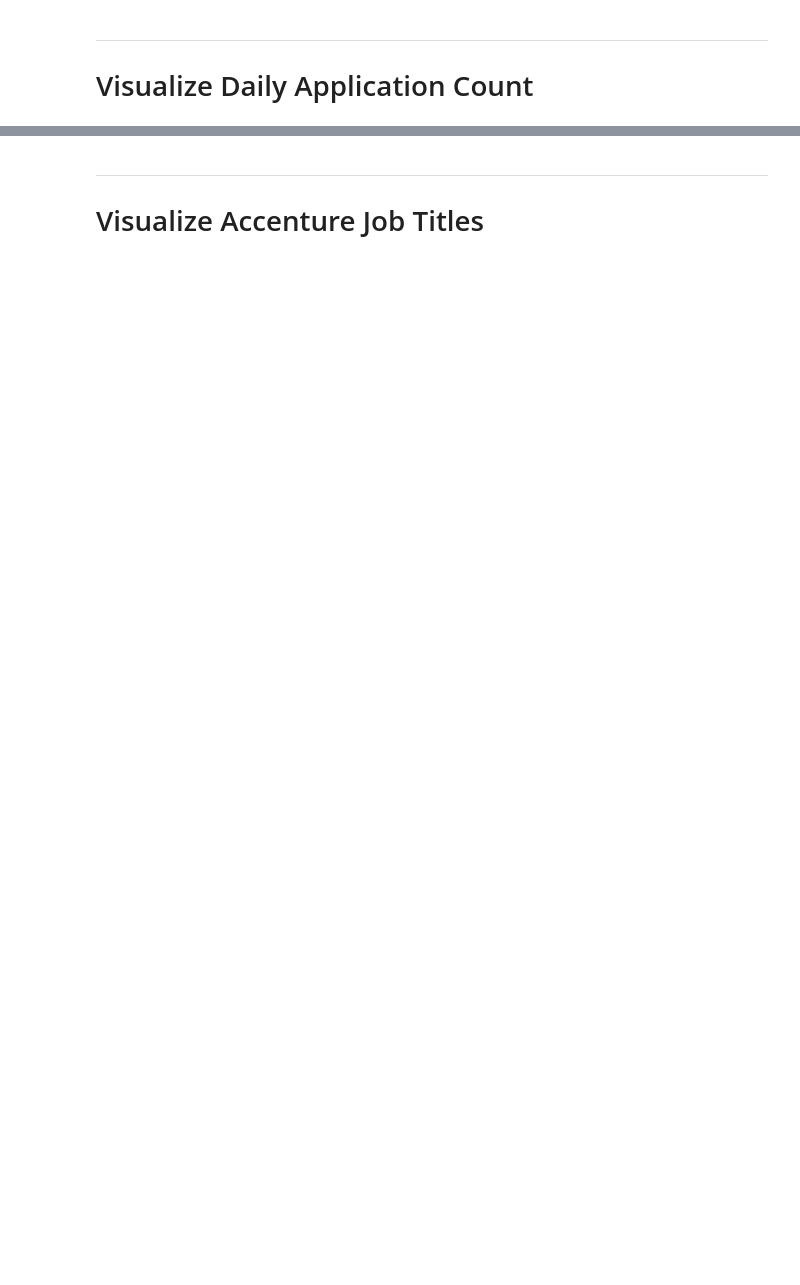
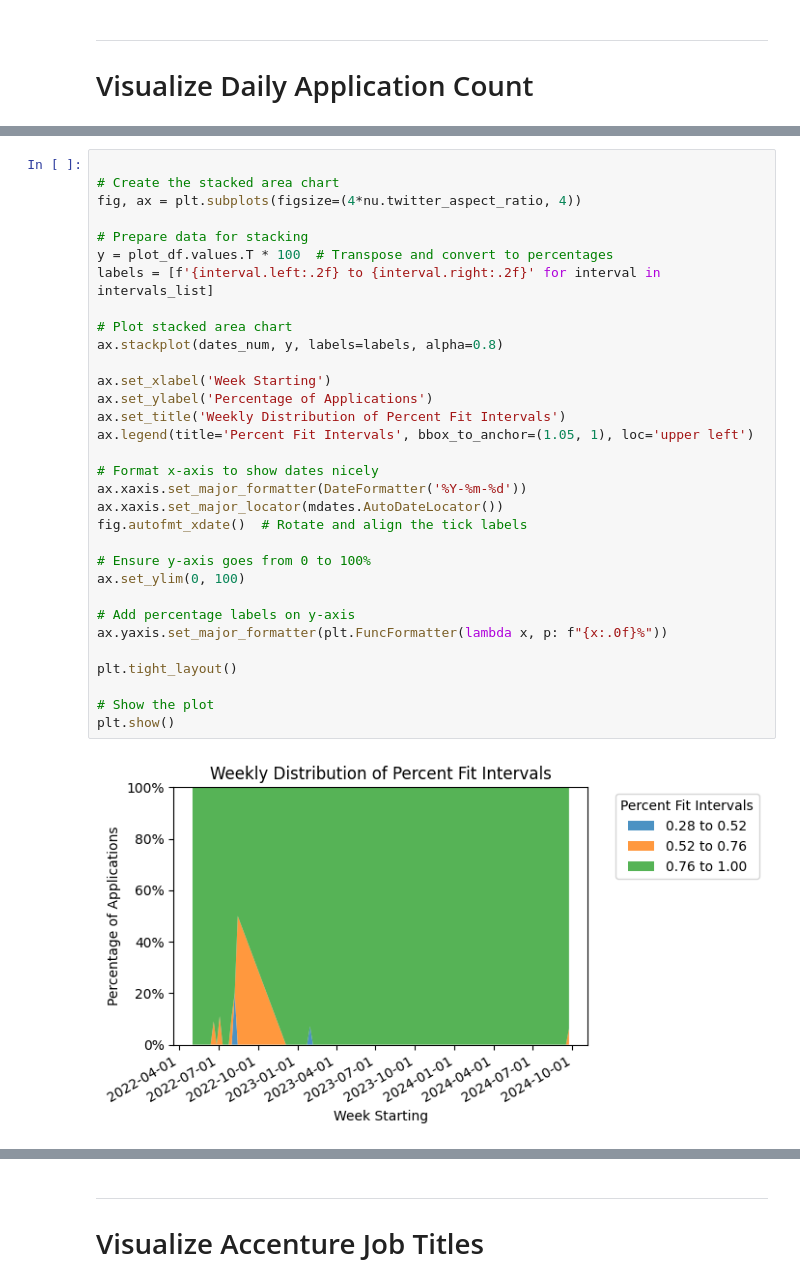
Before and after one commit to dbabbitt/job-hunting, a Jupyter notebook: visualizations/Progress by Date.ipynb, the cells around one changed output, grey strips where cells are left out. Saved outputs shown, nothing was run; the diff lists cells and outputs as text; blank space fills up the shorter version.

```diff
--- a/visualizations/Progress by Date.ipynb
+++ b/visualizations/Progress by Date.ipynb
@@ -203,0 +141,34 @@ if row_objs_list:
+# %%
+
+# Create the stacked area chart
+fig, ax = plt.subplots(figsize=(4*nu.twitter_aspect_ratio, 4))
+
+# Prepare data for stacking
+y = plot_df.values.T * 100  # Transpose and convert to percentages
+labels = [f'{interval.left:.2f} to {interval.right:.2f}' for interval in intervals_list]
+
+# Plot stacked area chart
+ax.stackplot(dates_num, y, labels=labels, alpha=0.8)
+
+ax.set_xlabel('Week Starting')
+ax.set_ylabel('Percentage of Applications')
+ax.set_title('Weekly Distribution of Percent Fit Intervals')
+ax.legend(title='Percent Fit Intervals', bbox_to_anchor=(1.05, 1), loc='upper left')
+
+# Format x-axis to show dates nicely
+ax.xaxis.set_major_formatter(DateFormatter('%Y-%m-%d'))
+ax.xaxis.set_major_locator(mdates.AutoDateLocator())
+fig.autofmt_xdate()  # Rotate and align the tick labels
+
+# Ensure y-axis goes from 0 to 100%
+ax.set_ylim(0, 100)
+
+# Add percentage labels on y-axis
+ax.yaxis.set_major_formatter(plt.FuncFormatter(lambda x, p: f"{x:.0f}%"))
+
+plt.tight_layout()
+
+# Show the plot
+plt.show()
+# %% [output]
+[figure, added]
```
Also changed, not shown: parts of 34 cells of this notebook, 30 other files.
